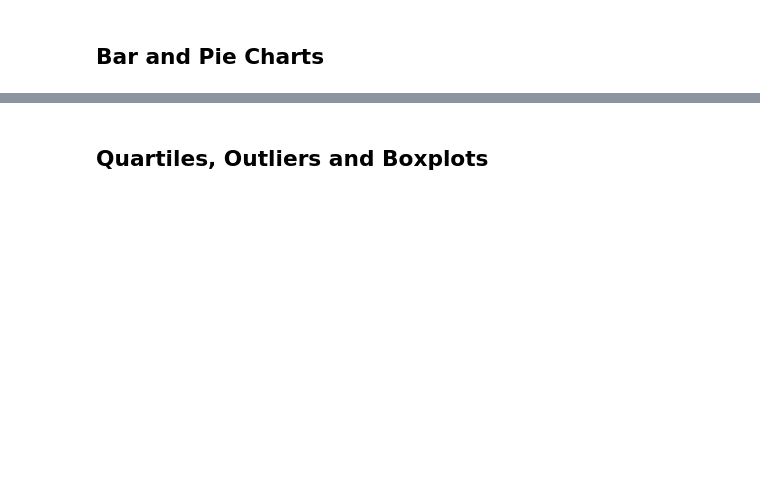
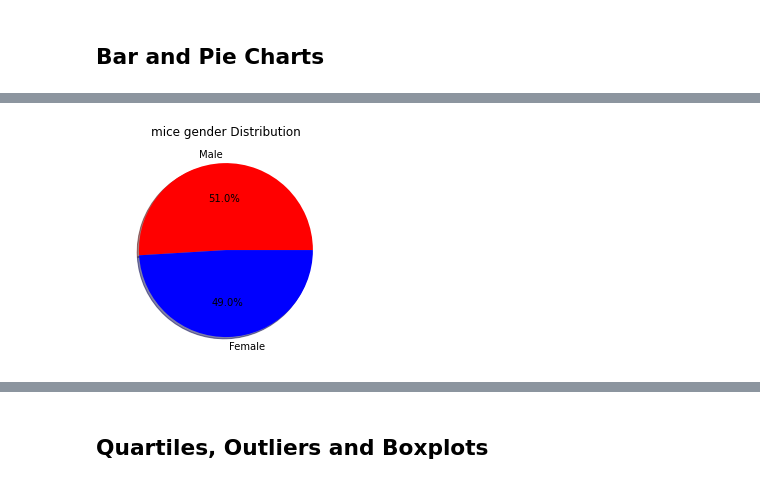
Before and after one commit to Nickoranteng/Matplotlib, a Jupyter notebook: Matplotlib-Project/01-Case-Assignment/Instructions/Pymaceuticals/pymaceuticals_starter.ipynb, the cells around one changed output, grey strips where cells are left out. Saved outputs shown, nothing was run; the diff lists cells and outputs as text; code cells hidden in the pictures; blank space fills up the shorter version.

```diff
--- a/Matplotlib-Project/01-Case-Assignment/Instructions/Pymaceuticals/pymaceuticals_starter.ipynb
+++ b/Matplotlib-Project/01-Case-Assignment/Instructions/Pymaceuticals/pymaceuticals_starter.ipynb
@@ -79,2 +154,14 @@ len(mouse_clean_df["Mouse ID"].unique())
 # %%
 # Generate a pie plot showing the distribution of female versus male mice using pandas
+female_males_pd = mouse_clean_df["Sex"].value_counts()
+labels = female_males.values
+
+sizes = female_males.values
+colors = ["red", "blue"]
+female_males.plot(kind = "pie",colors = colors, autopct="%1.1f%%", shadow=True)
+
+plt.title("mice gender Distribution")
+plt.ylabel(" ")
+plt.show()
+# %% [output]
+[figure, added]
```
Also changed, not shown: parts of 20 cells of this notebook.
